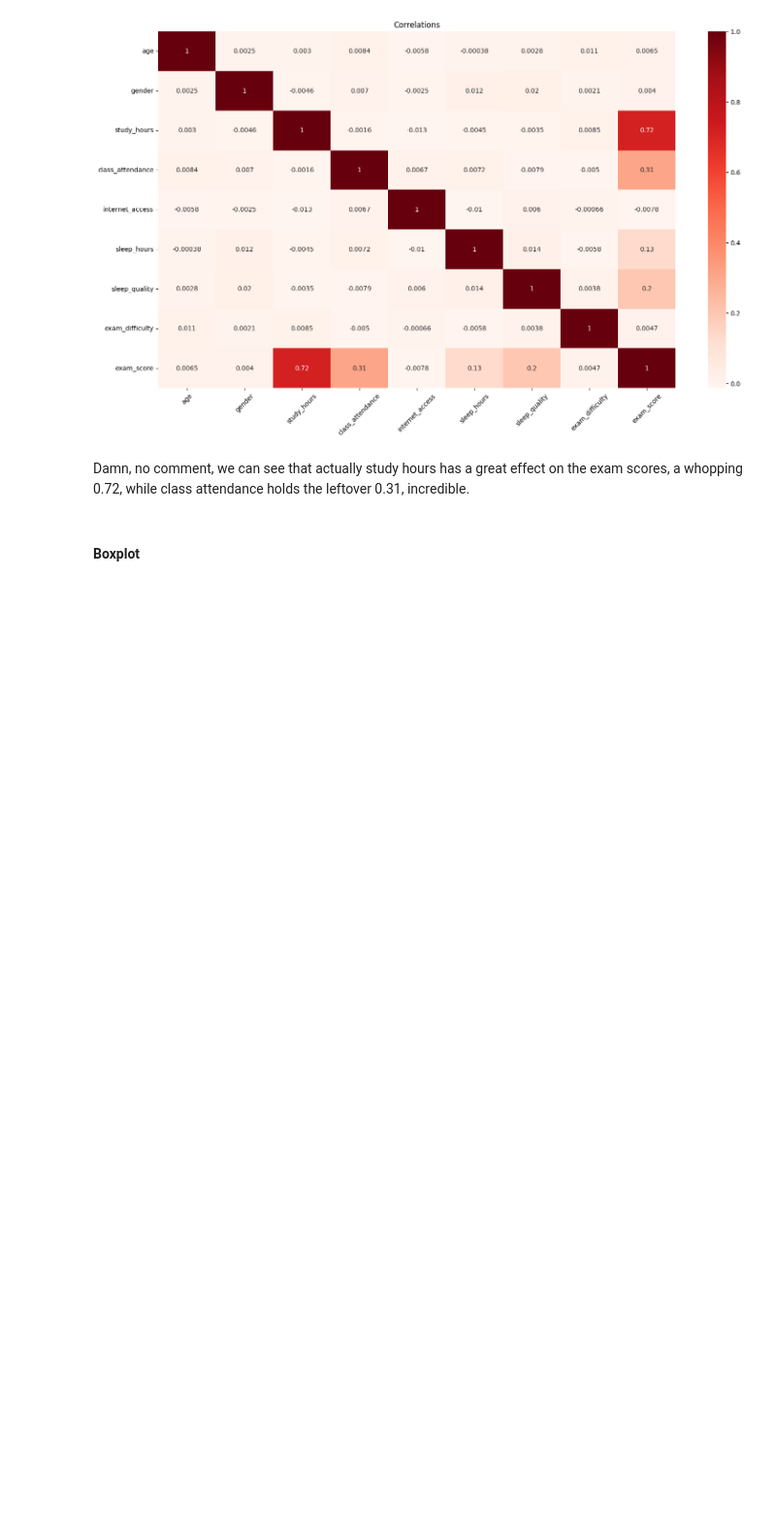
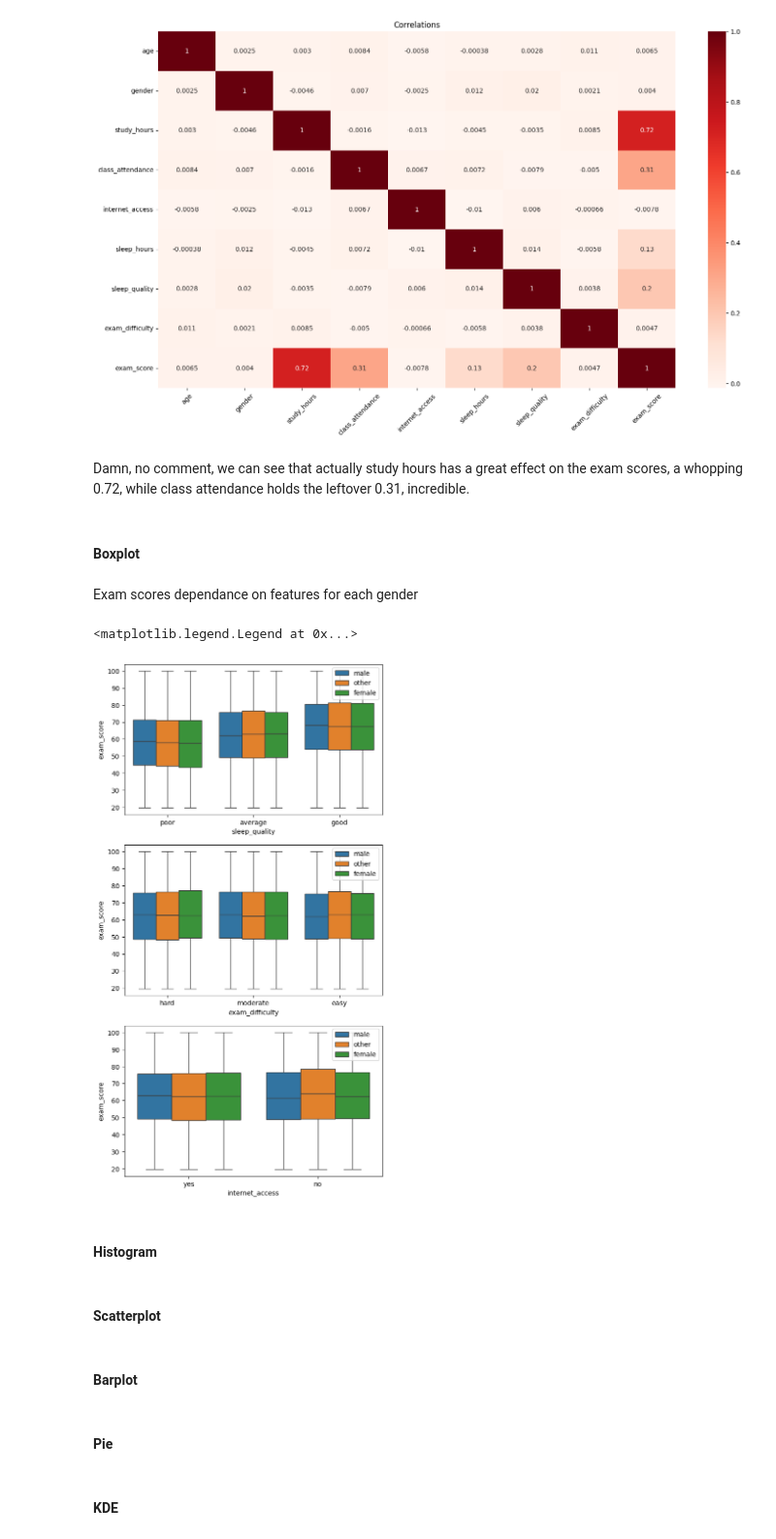
Before and after one commit to javokhircoding/ExamScorePrediction, a Jupyter notebook: src/main.ipynb, the cells around one changed output. Shown: that part at 97% size. Saved outputs shown, nothing was run; the diff lists cells and outputs as text; code cells hidden in the pictures; blank space fills up the shorter version.

Commit message:
boxplot

```diff
--- a/src/main.ipynb
+++ b/src/main.ipynb
@@ -124,3 +124,29 @@ Text(0.5, 1.0, 'Correlations')
 Damn, no comment, we can see that actually study hours has a great effect on the exam scores, a whopping 0.72, while class attendance holds the leftover 0.31, incredible.
 # %% [markdown]
 #### Boxplot
+# %% [markdown]
+Exam scores dependance on features for each gender
+# %%
+fig, axes = plt.subplots(nrows=3, figsize=(7, 14))
+
+ax = sns.boxplot(data=df_raw, x="sleep_quality", y="exam_score", hue="gender", ax=axes[0])
+ax.legend(loc="upper right")
+
+ax = sns.boxplot(data=df_raw, x="exam_difficulty", y="exam_score", hue="gender", ax=axes[1])
+ax.legend(loc="upper right")
+
+ax = sns.boxplot(data=df_raw, x="internet_access", y="exam_score", hue="gender", ax=axes[2])
+ax.legend(loc="upper right")
+# %% [output]
+<matplotlib.legend.Legend at 0x...>
+[figure, added]
+# %% [markdown]
+#### Histogram
+# %% [markdown]
+#### Scatterplot
+# %% [markdown]
+#### Barplot
+# %% [markdown]
+#### Pie
+# %% [markdown]
+#### KDE
```
Also changed, not shown: parts of 3 cells of this notebook.
